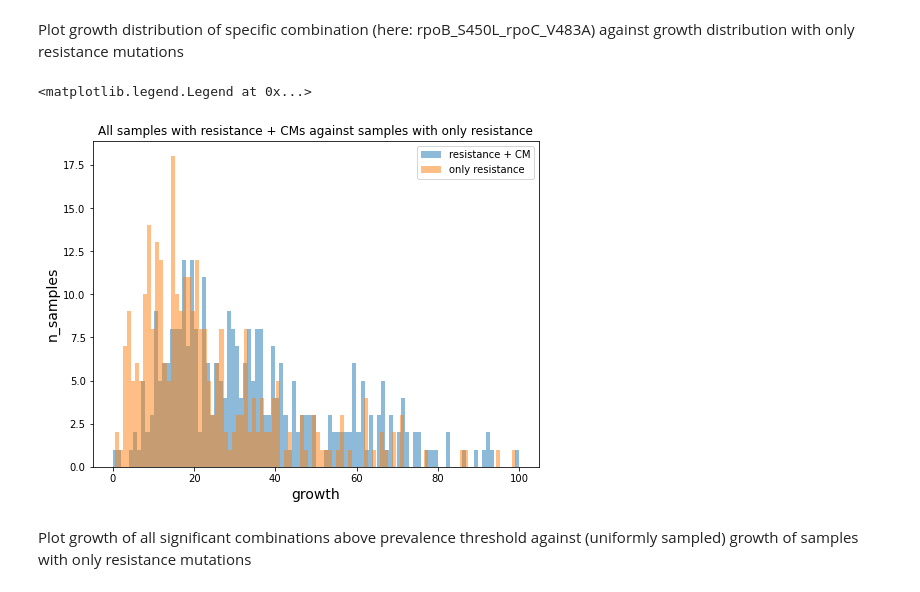
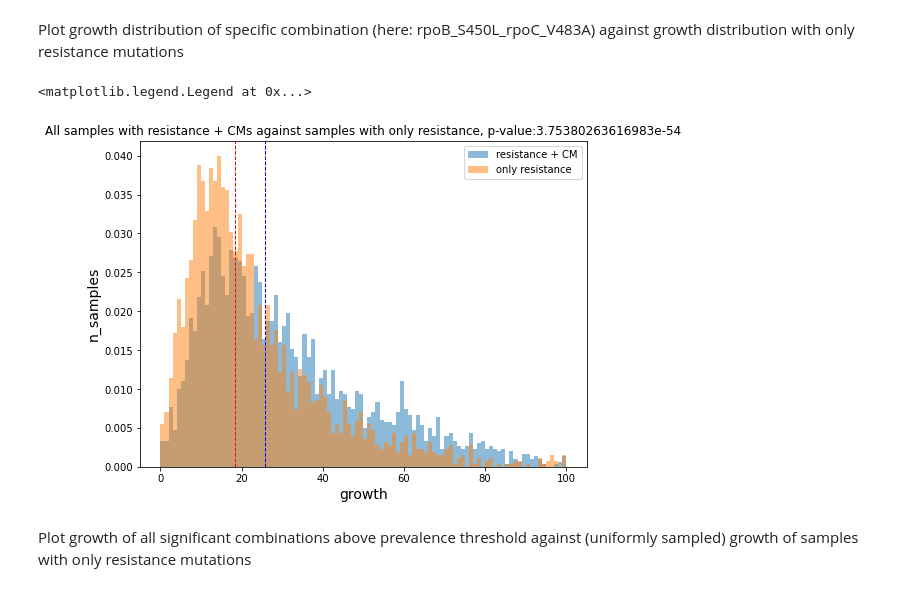
Before and after one commit to fowler-lab/tb-rnap-compensation, a Jupyter notebook: Make growth plots.ipynb, the cells around one changed output. Drawn from its saved outputs; the diff is of its cells as text; code cells hidden in the pictures.

Commit message:
added pan-susceptibles to plots and applied test

```diff
--- a/Make growth plots.ipynb
+++ b/Make growth plots.ipynb
@@ -167,19 +182,26 @@ Plot growth distribution of specific combination (here: rpoB_S450L_rpoC_V483A) a
 # %%
 to_plot = hit_samples.loc['rpoB_S450L_rpoC_V483A']
 data1 = PLATES[(PLATES.UNIQUEID.isin(to_plot.UNIQUEID.values.tolist()))].IM_POS_AVERAGE
-data2 = PLATES[(PLATES.UNIQUEID.isin(EFFECTS.UNIQUEID.values.tolist()))&(~(PLATES.UNIQUEID.isin(concat_samples.UNIQUEID.values.tolist())))].IM_POS_AVERAGE.sample(len(data1))
+data2 = PLATES[(PLATES.UNIQUEID.isin(EFFECTS.UNIQUEID.values.tolist()))&(~(PLATES.UNIQUEID.isin(concat_samples.UNIQUEID.values.tolist())))].IM_POS_AVERAGE
 # %%
 #plot growth distribution against distribution of all samples with only resistance mutation
 plt.figure(figsize=(8,6))
-plt.hist(data1, bins=100, alpha=0.5, label="resistance + CM")
-plt.hist(data2, bins=100, alpha=0.5, label="only resistance")
+
+data1.dropna(inplace=True)
+data2.dropna(inplace=True)
+stat, p, = mannwhitneyu(data2, data1)
+
+plt.hist(data1, bins=100, alpha=0.5, label="resistance + CM", density=True)
+plt.axvline(data1.median(), color='blue', linestyle='dashed', linewidth=1)
+plt.hist(data2, bins=100, alpha=0.5, label="only resistance", density=True)
+plt.axvline(data2.median(), color='red', linestyle='dashed', linewidth=1)
 plt.xlabel("growth", size=14)
 plt.ylabel("n_samples", size=14)
-plt.title("All samples with resistance + CMs against samples with only resistance")
+plt.title("All samples with resistance + CMs against samples with only resistance, p-value:" + str(p))
 plt.legend(loc='upper right')
 # %% [output]
 <matplotlib.legend.Legend at 0x...>
-[figure, old version]
+[figure, new version]
 # %% [markdown]
 Plot growth of all significant combinations above prevalence threshold against (uniformly sampled) growth of samples with only resistance mutations
 # %%
```
Also changed, not shown: parts of 12 cells of this notebook, 1 other file.
